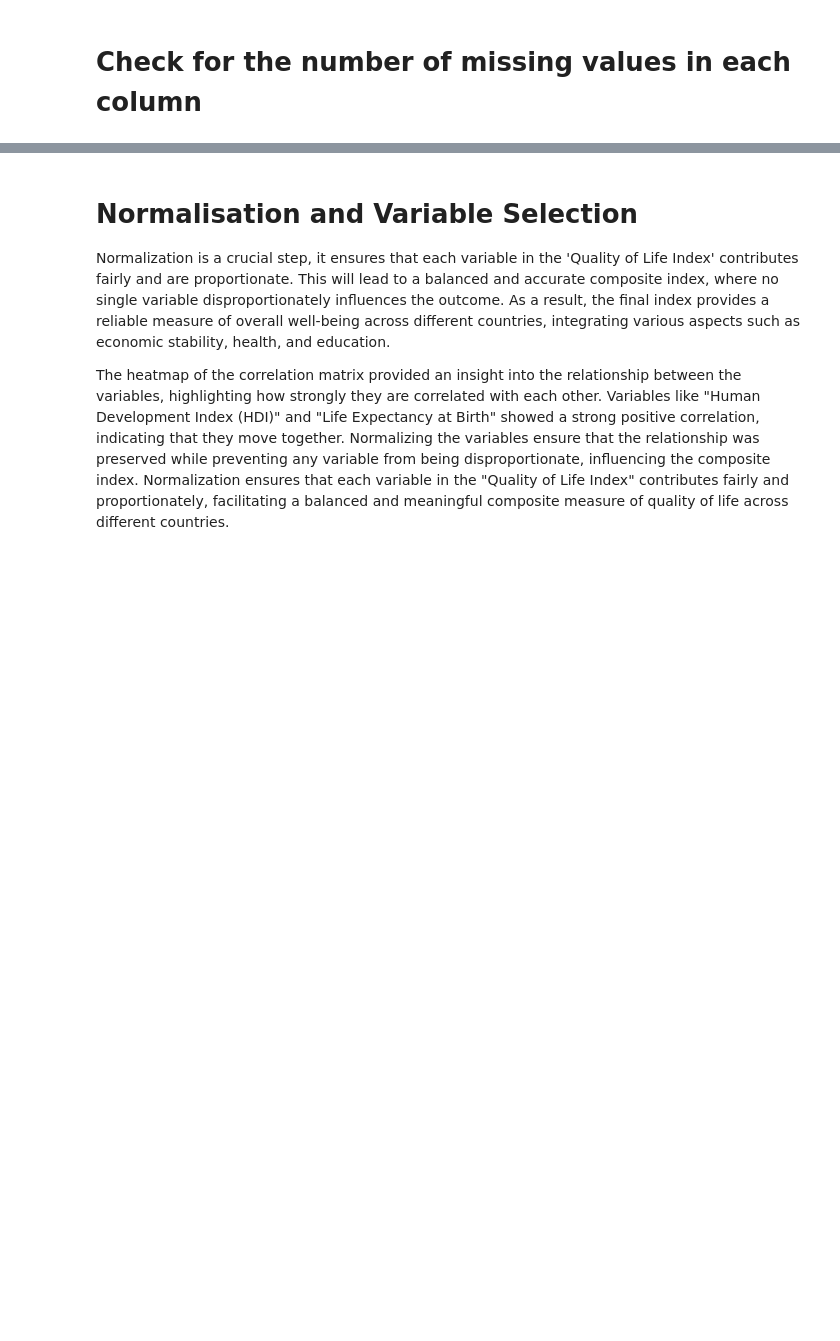
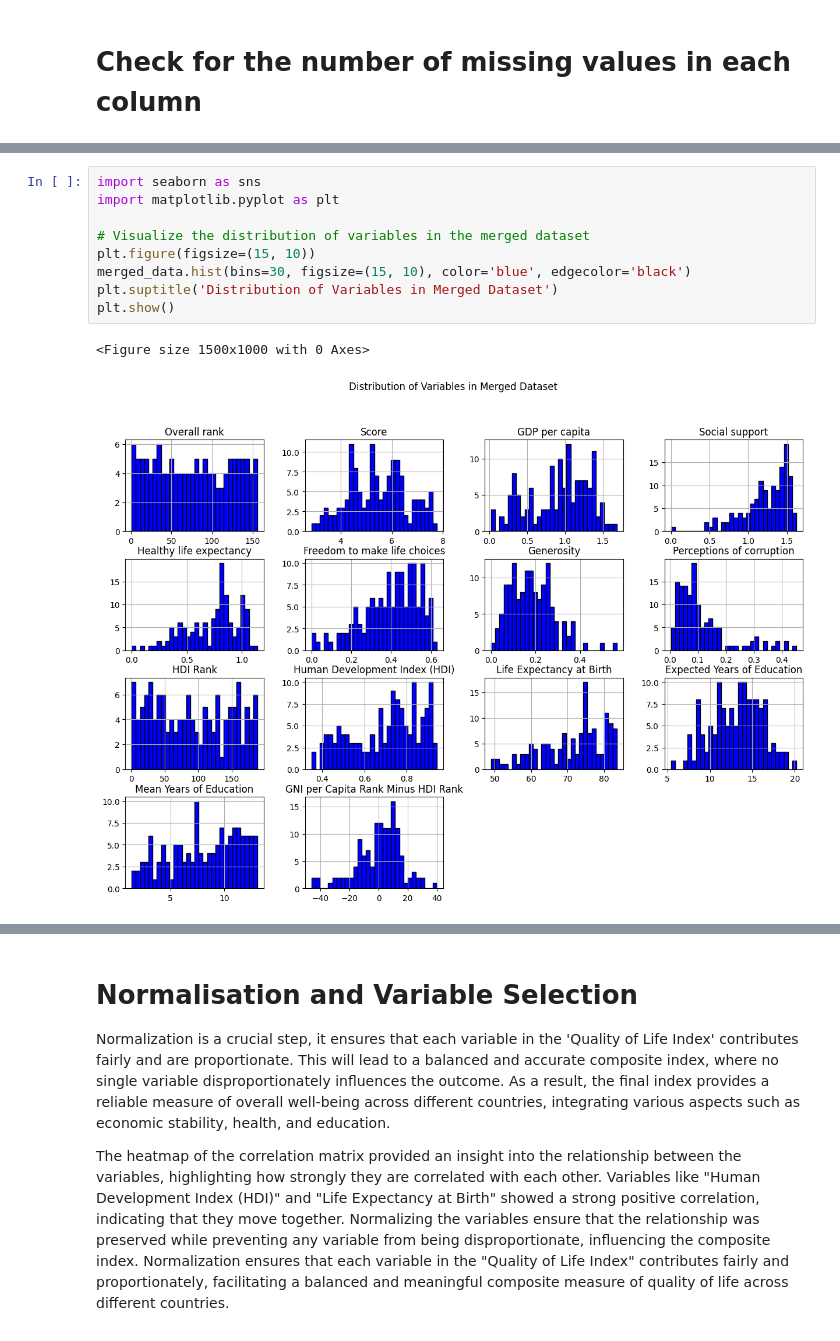
Before and after one commit to samolajide23/DAV-Repeat, a Jupyter notebook: app.ipynb, the cells around one changed output, grey strips where cells are left out. Cells and saved outputs as stored; diff of their text form; blank space fills up the shorter version.

```diff
--- a/app.ipynb
+++ b/app.ipynb
@@ -138 +163,13 @@ We removed non-numeric data from the dataset because correlation analysis only w
+# %%
+import seaborn as sns
+import matplotlib.pyplot as plt
+
+# Visualize the distribution of variables in the merged dataset
+plt.figure(figsize=(15, 10))
+merged_data.hist(bins=30, figsize=(15, 10), color='blue', edgecolor='black')
+plt.suptitle('Distribution of Variables in Merged Dataset')
+plt.show()
+# %% [output]
+<Figure size 1500x1000 with 0 Axes>
+[figure, added]
 # %%
```
Also changed, not shown: parts of 12 cells of this notebook.
